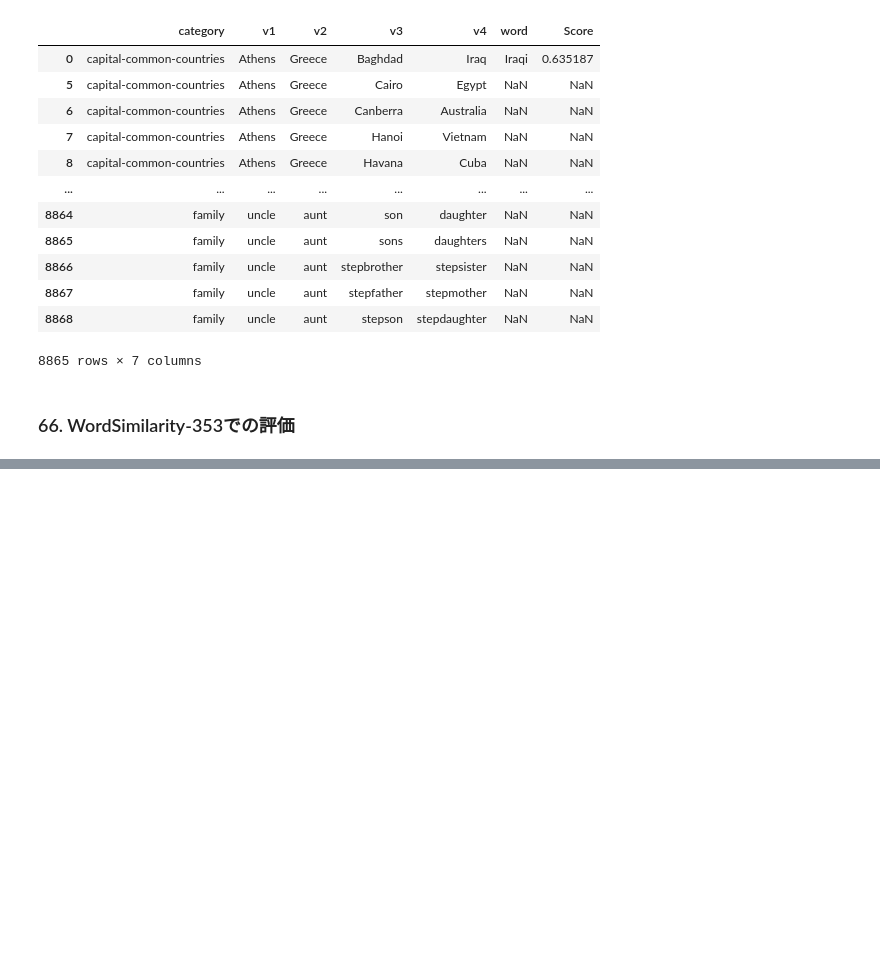
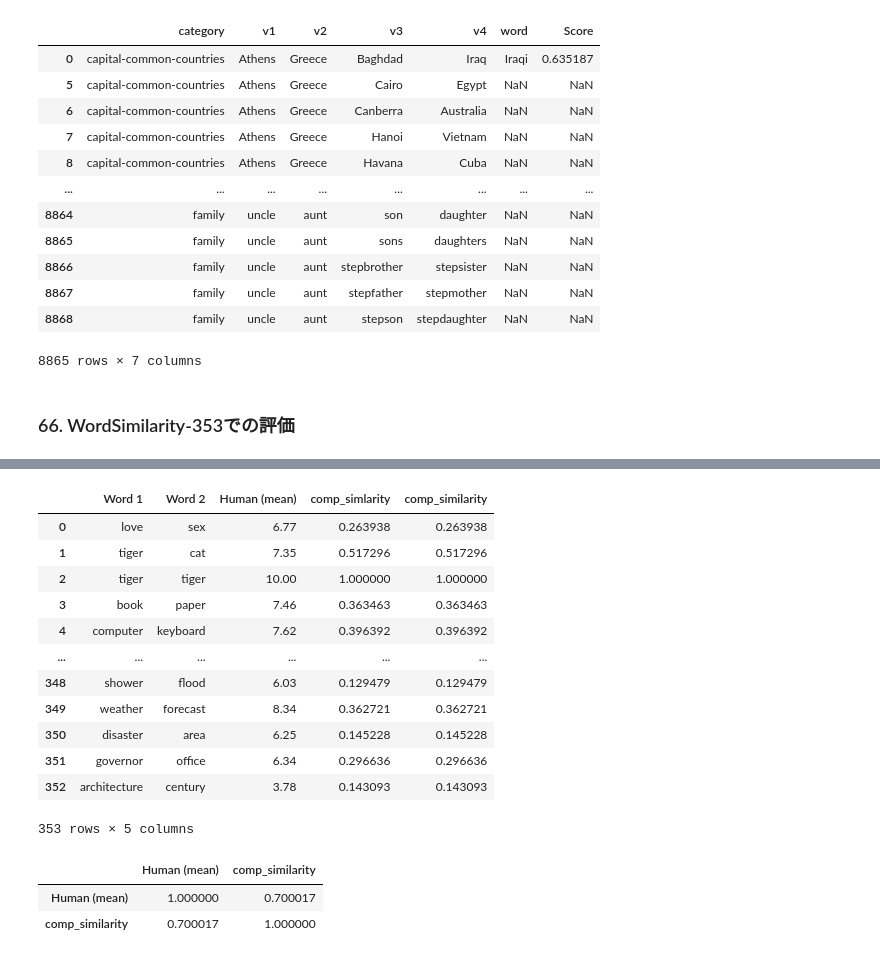
Before and after one commit to marzg510/mynlp100py, a Jupyter notebook: ch07.ipynb, the cells around one changed output, grey strips where cells are left out. Cells and saved outputs as stored; diff of their text form; code cells hidden in the pictures; blank space fills up the shorter version.

```diff
--- a/ch07.ipynb
+++ b/ch07.ipynb
@@ -208,3 +208,6 @@ sem[sem["v4"]!=sem["word"]]
 # %% [markdown]
 
 ### 66. WordSimilarity-353での評価
+# %%
+df = pd.read_table('wordsim353/combined.tab')
+df
@@ -210,0 +228,30 @@ sem[sem["v4"]!=sem["word"]]
+# %%
+
+def calc_similarity(row):
+  return googlenews_w2v.similarity(row["Word 1"],row["Word 2"])
+
+#dh = pd.DataFrame(df.head())
+
+df["comp_similarity"] = df.apply(calc_similarity, axis=1)
+# %%
+df
+# %% [output]
+|  | Word 1 | Word 2 | Human (mean) | comp_simlarity | comp_similarity |
+| 0 | love | sex | 6.77 | 0.263938 | 0.263938 |
+| 1 | tiger | cat | 7.35 | 0.517296 | 0.517296 |
+| 2 | tiger | tiger | 10.00 | 1.000000 | 1.000000 |
+| 3 | book | paper | 7.46 | 0.363463 | 0.363463 |
+| 4 | computer | keyboard | 7.62 | 0.396392 | 0.396392 |
+| ... | ... | ... | ... | ... | ... |
+| 348 | shower | flood | 6.03 | 0.129479 | 0.129479 |
+| 349 | weather | forecast | 8.34 | 0.362721 | 0.362721 |
+| 350 | disaster | area | 6.25 | 0.145228 | 0.145228 |
+| 351 | governor | office | 6.34 | 0.296636 | 0.296636 |
+| 352 | architecture | century | 3.78 | 0.143093 | 0.143093 |
+353 rows × 5 columns
+# %%
+df[["Human (mean)","comp_similarity"]] .corr(method="spearman")
+# %% [output]
+|  | Human (mean) | comp_similarity |
+| Human (mean) | 1.000000 | 0.700017 |
+| comp_similarity | 0.700017 | 1.000000 |
```
Also changed, not shown: parts of 4 cells of this notebook, 2 other files.
